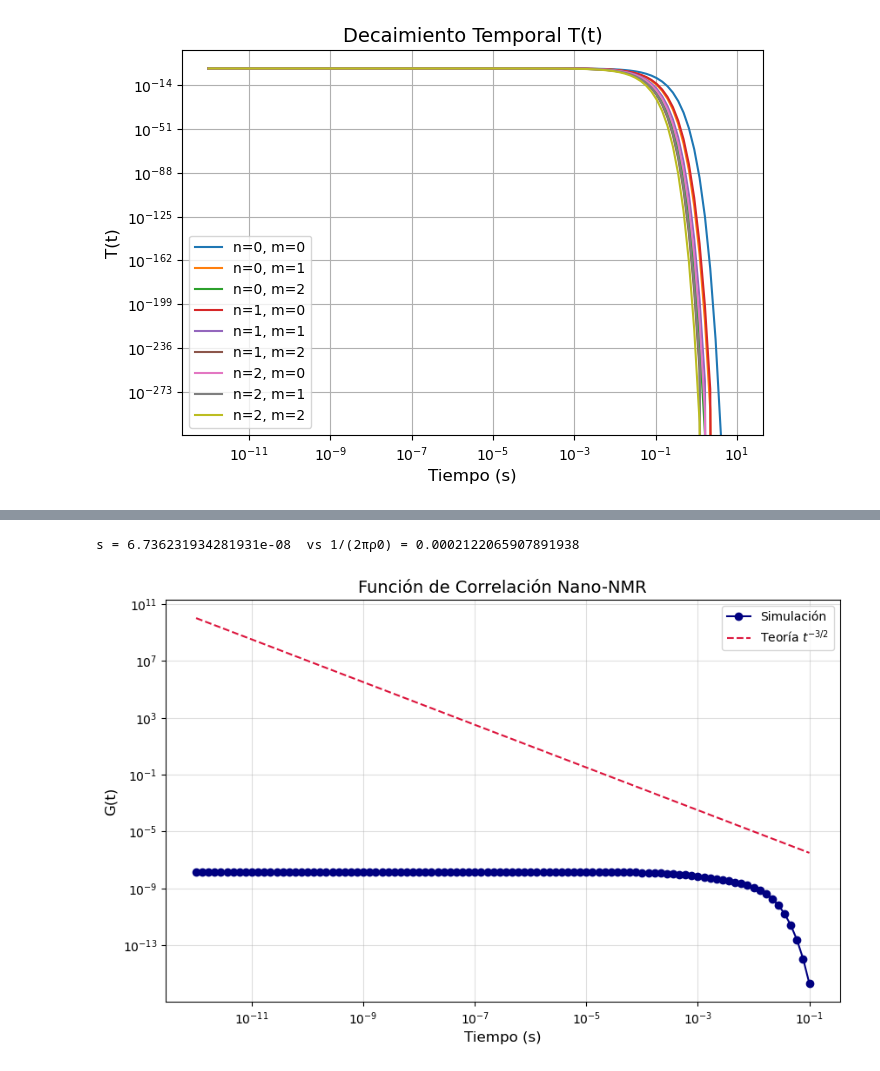
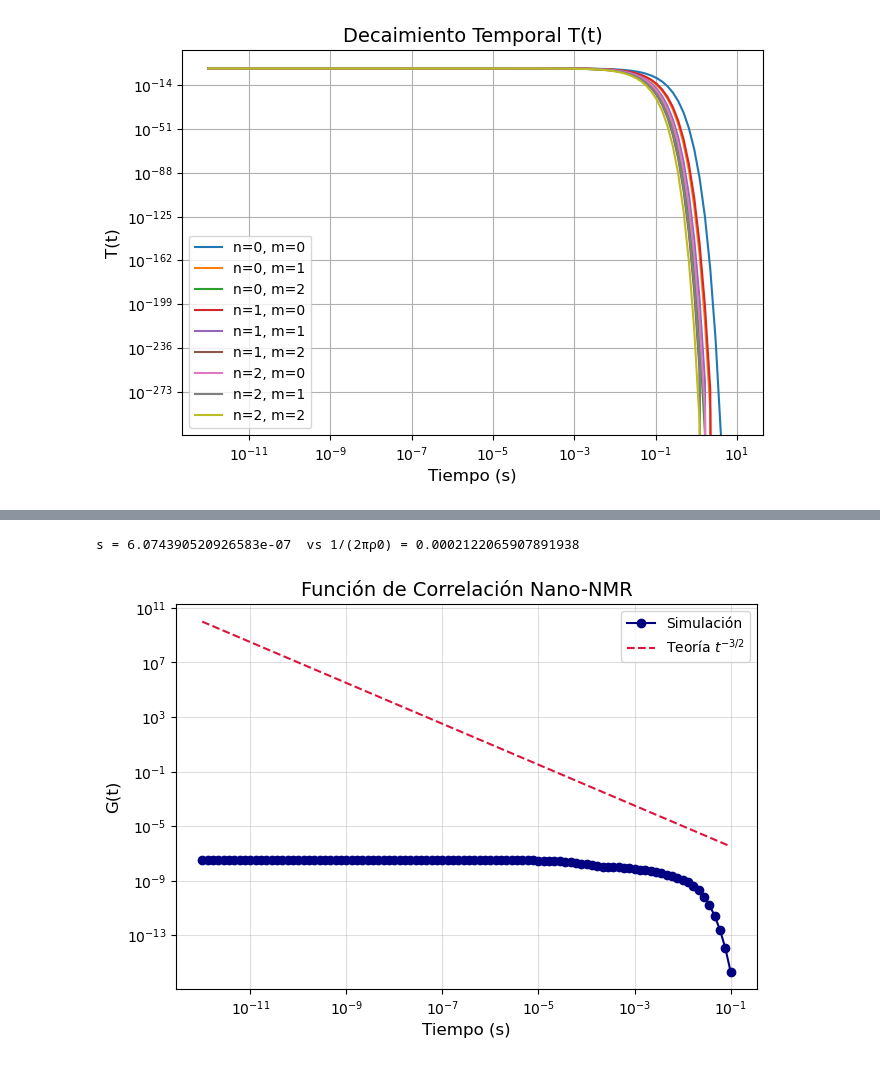
Before and after one commit to allanyst/tfm-efectos-superficie-nano-rmn, a Jupyter notebook: TFM_TwoRegionModel.ipynb, the cells around one changed output, grey strips where cells are left out. Drawn from its saved outputs; the diff is of its cells as text; code cells hidden in the pictures.

```diff
--- a/TFM_TwoRegionModel.ipynb
+++ b/TFM_TwoRegionModel.ipynb
@@ -15,10 +15,10 @@ D2 = 2e9             # nm²/s (región volumétrica)
 z_c = 10             # nm (altura de la interfaz)
 L = 1000             # nm (altura total)
 R = 1000             # nm (radio del cilindro)
-kappa = 1            # nm/s coeficiente de absorción superficial
-n_modes_radial = 16  # Número de modos radiales
-m_max = 16           # Número de modos axiales por modo radial
-N_z = 1000           # Número de nodos en z
+kappa = 0            # nm/s coeficiente de absorción superficial
+n_modes_radial = 50  # Número de modos radiales
+m_max = 50           # Número de modos axiales por modo radial
+N_z = 10000          # Número de nodos en z
 # %%
 ##############################################################################
 # 1. Solución Radial R(ρ)
@@ -354,7 +355,7 @@ for n in range(n_modes_radial):
         )
 print("s =", s, " vs 1/(2πρ0) =", 1/(2*np.pi*rho0))
 # %% [output]
-s = 6.736231934281931e-08  vs 1/(2πρ0) = 0.0002122065907891938
+s = 6.074390520926583e-07  vs 1/(2πρ0) = 0.0002122065907891938
 # %%
 ##############################################################################
 # 8. Función de Correlación G(t)
@@ -391,32 +392,32 @@ def compute_G_vec(t, N_quad=100):
     #    J0_mat.T: (Nr, n_modes),  B.T: (n_modes, Nz)
     S = np.dot(J0_mat.T, B.T)                              # (Nr, Nz)
 
     # 7. Factor dipolar y suma final
     #    f_mat[i,j] = (3*z[j]^2 - rho[i]^2) / (rho[i]^2 + z[j]^2)^2.5
     R2 = rho**2;  Z2 = z**2
     # Broadcasting para construir la matriz (Nr, Nz)
     f_mat = (3*Z2[None, :] - R2[:, None]) / (R2[:, None] + Z2[None, :] )**2.5
 
     total = np.sum(np.abs(rho[:, None] * f_mat * S))
 
     # 8. Prefactor y retorno
     return (5/(16*np.pi)) * (total * dr)
 
 t_values = np.logspace(-12, -1, 100)
 G_values = Parallel(n_jobs=4)(delayed(compute_G_vec)(t) for t in t_values)
 
 np.savetxt("data/G_vs_t_tworegion.dat", np.c_[t_values, G_values], header="Tiempo(s) G(t)", fmt="%.8e")
 
-plt.figure(figsize=(10,6))
+plt.figure(figsize=(7.5,5))
 plt.loglog(t_values, G_values, "o-", label="Simulación", color="navy", markersize=6, linewidth=1.5)
 plt.plot(t_values, 1e-8 * t_values**-1.5, "--", label=r"Teoría $t^{-3/2}$", color="crimson", linewidth=1.5)
 plt.xlabel("Tiempo (s)", fontsize=12)
 plt.ylabel("G(t)", fontsize=12)
 plt.title("Función de Correlación Nano-NMR", fontsize=14)
 plt.legend()
 plt.grid(which="both", alpha=0.4)
 plt.savefig("figuras/correlacion_nanoNMR_tworegion.pdf", bbox_inches="tight", dpi=300)
 plt.show()
 plt.close()
 # %% [output]
-[figure, old version]
+[figure, new version]
```
Also changed, not shown: parts of 4 cells of this notebook, 54 other files.
